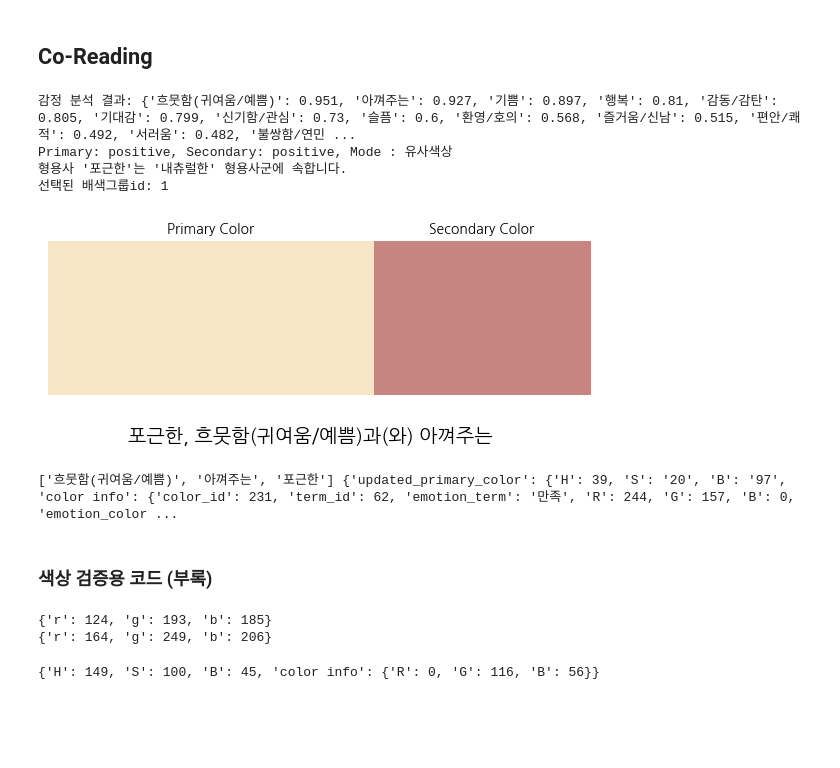
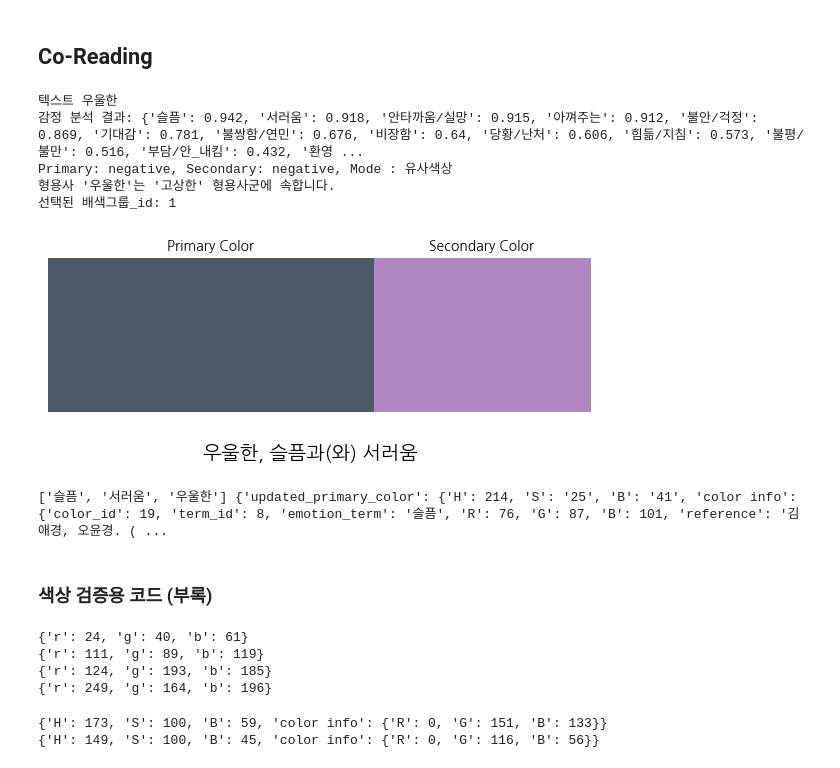
Before and after one commit to poet-developer/Co-Reading, a Jupyter notebook: code/Co-Reading.ipynb, the cells around one changed output. Cells and saved outputs as stored; diff of their text form; code cells hidden in the pictures; blank space fills up the shorter version.

```diff
--- a/code/Co-Reading.ipynb
+++ b/code/Co-Reading.ipynb
@@ -484,7 +484,7 @@ def choose_color_pair(palette_df):
     fallback_pairs = [(1, 3), (3, 1)]
 
     # 현재 데이터프레임에 존재하는 단일색상 id 추출
-    available_ids = set(palette_df['단일색상 id'].dropna().astype(int).unique())
+    available_ids = set(palette_df['단일색상_id'].dropna().astype(int).unique())
 
     # 가능한 쌍 필터링
     valid_priority_pairs = [pair for pair in priority_pairs if pair[0] in available_ids and pair[1] in available_ids]
@@ -507,13 +507,13 @@ def get_palette_dicts(palette_df):
     palette_result = choose_color_pair(palette_df)
     id1, id2 = palette_result
 
-    # '단일색상 id' 컬럼이 float일 가능성 있으므로 int로 변환
+    # '단일색상_id' 컬럼이 float일 가능성 있으므로 int로 변환
     df_cast = palette_df.copy()
-    df_cast['단일색상 id'] = df_cast['단일색상 id'].astype(int)
+    df_cast['단일색상_id'] = df_cast['단일색상_id'].astype(int)
 
     # 각 색상 id에 대응하는 행 추출 후 dict 변환
-    primary_row = df_cast[df_cast['단일색상 id'] == id1].iloc[0].to_dict()
-    secondary_row = df_cast[df_cast['단일색상 id'] == id2].iloc[0].to_dict()
+    primary_row = df_cast[df_cast['단일색상_id'] == id1].iloc[0].to_dict()
+    secondary_row = df_cast[df_cast['단일색상_id'] == id2].iloc[0].to_dict()
 
     return {'primary_palette' : primary_row, 'secondary_palette' : secondary_row}
 # %%
@@ -551,18 +551,18 @@ def define_colors(result_emotions, result_IRI, df, IRI_colors_df):
 
     IRI_colors_df = df_IRI_colors[df_IRI_colors['형용사군'] == group_name]
     # '배색그룹id' 컬럼에서 고유값만 추출
-    palette_ids = IRI_colors_df['배색그룹id'].dropna().unique()
+    palette_ids = IRI_colors_df['배색그룹_id'].dropna().unique()
 
     # 랜덤 선택
     if len(palette_ids) > 0:
         chosen_palette_id = random.choice(palette_ids)
-        print(f"선택된 배색그룹id: {chosen_palette_id}")
+        print(f"선택된 배색그룹_id: {chosen_palette_id}")
     else:
         chosen_palette_id = None
-        print("배색그룹id가 존재하지 않습니다.")
+        print("배색그룹_id가 존재하지 않습니다.")
 
     # chosen_palette_id에 해당하는 행만 추출
-    palette_df = IRI_colors_df[IRI_colors_df['배색그룹id'] == chosen_palette_id]
+    palette_df = IRI_colors_df[IRI_colors_df['배색그룹_id'] == chosen_palette_id]
     palette_result = get_palette_dicts(palette_df)
     updated_colors = update_saturation_brightness(processed_primary_color, processed_secondary_color, palette_result)
     updated_colors['primary_emotion'] = top_two_emotions[0]
@@ -773,23 +773,36 @@ def classify_poem_label(poem: str, labels: list[str], verbose: bool = False) ->
 # 8️⃣ 전체 체인
 def CoReadingPoem(user_input, adjectives):
     # 감정 분석 및 색상 정의
-    # reading = classify_poem_label(user_input, adjectives) # 시에 대한 형용사 라벨 추출
+    reading = classify_poem_label(user_input, adjectives) # 시에 대한 형용사 라벨 추출
     poem_emotions = kpoem_model.analyze(user_input, threshold=THRESH_HOLD) # 시의 감정 분석
     print("감정 분석 결과:", poem_emotions)
-    poem_colors = define_colors(poem_emotions, '포근한', df_paired, df_IRI_colors) # 감정에 따른 색상 정의
-    emotion_to_colors([poem_colors['primary_emotion'],poem_colors['secondary_emotion'], '포근한'], poem_colors) # 감정과 색상 매핑
+    poem_colors = define_colors(poem_emotions, reading, df_paired, df_IRI_colors) # 감정에 따른 색상 정의
+    emotion_to_colors([poem_colors['primary_emotion'],poem_colors['secondary_emotion'], reading], poem_colors) # 감정과 색상 매핑
-# %%
-# 미풍이 웃는 아침을 기원하련다
-CoReadingPoem("""눈은 푹푹 나리고
-아름다운 나타샤는 나를 사랑하고
-어데서 흰 당나귀도 오늘밤이 좋아서 응앙응앙 울을 것이다""", flat_list)
-# %% [output]
-감정 분석 결과: {'흐뭇함(귀여움/예쁨)': 0.951, '아껴주는': 0.927, '기쁨': 0.897, '행복': 0.81, '감동/감탄': 0.805, '기대감': 0.799, '신기함/관심': 0.73, '슬픔': 0.6, '환영/호의': 0.568, '즐거움/신남': 0.515, '편안/쾌적': 0.492, '서러움': 0.482, '불쌍함/연민 ...
-Primary: positive, Secondary: positive, Mode : 유사색상
-형용사 '포근한'는 '내츄럴한' 형용사군에 속합니다.
-선택된 배색그룹id: 1
-[figure, removed]
-['흐뭇함(귀여움/예쁨)', '아껴주는', '포근한'] {'updated_primary_color': {'H': 39, 'S': '20', 'B': '97', 'color info': {'color_id': 231, 'term_id': 62, 'emotion_term': '만족', 'R': 244, 'G': 157, 'B': 0, 'emotion_color ...
+# %%
+# 미풍이 웃는 아침을 기원하련다
+CoReadingPoem("""나는 나룻배
+당신은 행인(行人)
+
+당신은 흙발로 나를 짓밟습니다
+나는 당신을 안고 물을 건너갑니다
+나는 당신을 안으면 깊으나 옅으나 급한 여울이나 건너갑니다
+
+만일 당신이 아니 오시면 나는 바람을 쐬고 눈비를 맞으며 밤에서 낮까지 당신을 기다리고 있습니다
+당신은 물만 건너면 나를 돌아보지도 않고 가십니다 그려
+
+그러나 당신이 언제든지 오실 줄만은 알아요
+나는 당신을 기다리면서 날마다날마다 낡아갑니다
+
+나는 나룻배
+당신은 행인""", flat_list)
+# %% [output]
+텍스트 우울한
+감정 분석 결과: {'슬픔': 0.942, '서러움': 0.918, '안타까움/실망': 0.915, '아껴주는': 0.912, '불안/걱정': 0.869, '기대감': 0.781, '불쌍함/연민': 0.676, '비장함': 0.64, '당황/난처': 0.606, '힘듦/지침': 0.573, '불평/불만': 0.516, '부담/안_내킴': 0.432, '환영 ...
+Primary: negative, Secondary: negative, Mode : 유사색상
+형용사 '우울한'는 '고상한' 형용사군에 속합니다.
+선택된 배색그룹_id: 1
+[figure, added]
+['슬픔', '서러움', '우울한'] {'updated_primary_color': {'H': 214, 'S': '25', 'B': '41', 'color info': {'color_id': 19, 'term_id': 8, 'emotion_term': '슬픔', 'R': 76, 'G': 87, 'B': 101, 'reference': '김애경, 오윤경. ( ...
 # %% [markdown]
 ### 색상 검증용 코드 (부록)
 # %%
@@ -809,13 +822,20 @@ def hsb_to_rgb(hsb):
         "b": int(b * 255)
     }
 
-primary = hsb_to_rgb ({'H': 173, 'S': 36, 'B': 76})
-second = hsb_to_rgb ({'H': 149, 'S': 34, 'B': 98})
+primary = hsb_to_rgb ({'H': 214, 'S': 60, 'B': 24})
+second = hsb_to_rgb ({'H': 283, 'S': 25, 'B': 47})
 print(primary)
 print(second)
+
+primary1 = hsb_to_rgb ({'H': 173, 'S': 36, 'B': 76})
+second1 = hsb_to_rgb ({'H': 338, 'S': 34, 'B': 98})
+print(primary1)
+print(second1)
 # %% [output]
+{'r': 24, 'g': 40, 'b': 61}
+{'r': 111, 'g': 89, 'b': 119}
 {'r': 124, 'g': 193, 'b': 185}
-{'r': 164, 'g': 249, 'b': 206}
+{'r': 249, 'g': 164, 'b': 196}
 # %%
 def rgb_to_hsb(rgb_dict):
     if rgb_dict is None:
@@ -837,6 +857,8 @@ def rgb_to_hsb(rgb_dict):
         'color info' : rgb_dict
     }
 # %%
+print(rgb_to_hsb({'R': 0, 'G': 151, 'B': 133}))
 print(rgb_to_hsb({'R': 0, 'G': 116, 'B': 56}))
 # %% [output]
+{'H': 173, 'S': 100, 'B': 59, 'color info': {'R': 0, 'G': 151, 'B': 133}}
 {'H': 149, 'S': 100, 'B': 45, 'color info': {'R': 0, 'G': 116, 'B': 56}}
```
Also changed, not shown: parts of 4 cells of this notebook, 4 other files.
